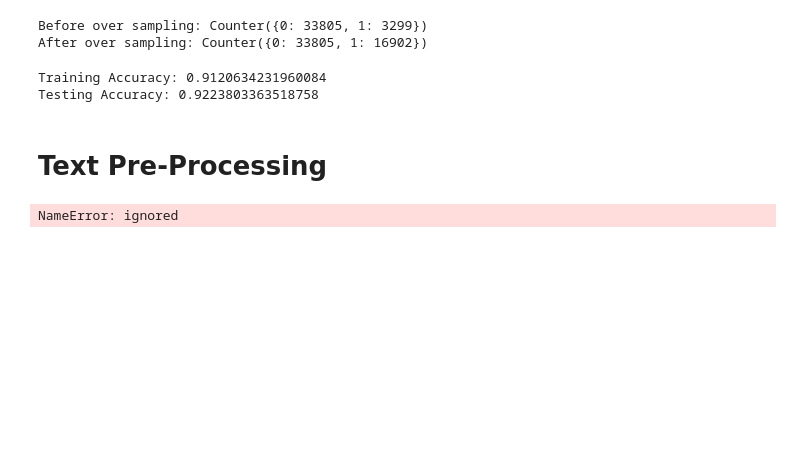
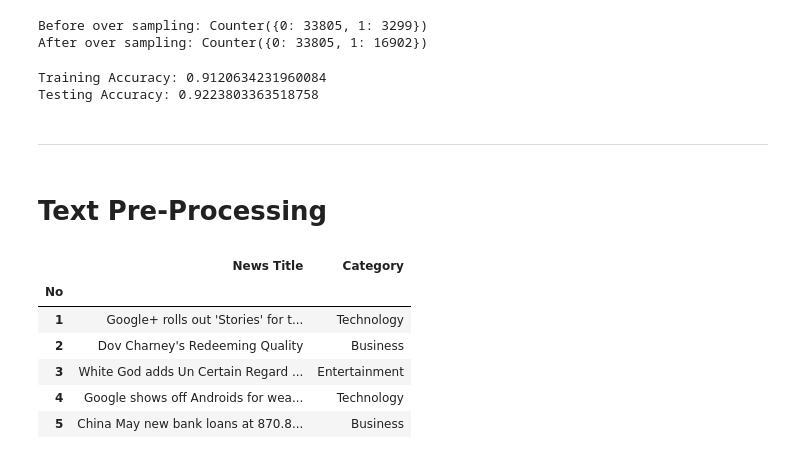
Before and after one commit to frfusch21/Data-Science-Modul, a Jupyter notebook: Data_Pre_Processing_II.ipynb, the cells around one changed output. Drawn from its saved outputs; the diff is of its cells as text; code cells hidden in the pictures; blank space fills up the shorter version.

```diff
--- a/Data_Pre_Processing_II.ipynb
+++ b/Data_Pre_Processing_II.ipynb
@@ -163,11 +192,21 @@ modelling(X_train_smote, y_train_smote, X_test, y_test)
 # %% [output]
 Training Accuracy: 0.9120634231960084
 Testing Accuracy: 0.9223803363518758
+# %% [markdown]
+
+
+---
 # %% [markdown]
 # **Text Pre-Processing**
-# %%
-# news dataset
-news_data = pd.read_excel("/content/drive/MyDrive/Data Ari Gmail/Data_Ari/Data_Science/Digital Skola/Indonesia Version/Data Preprocessing II/News Title.xls", sheet_name='Data Train')
-news_data.head()
-# %% [output]
-NameError: ignored
+# %%
+# news dataset
+news_data = pd.read_csv("https://raw.githubusercontent.com/frfusch21/Data-Science-Modul/master/Datasets/News%20Title.csv",sep=";",header=0,index_col=0)
+news_data.head()
+# %% [output]
+|  | News Title | Category |
+| No |  |  |
+| 1 | Google+ rolls out 'Stories' for t... | Technology |
+| 2 | Dov Charney's Redeeming Quality | Business |
+| 3 | White God adds Un Certain Regard ... | Entertainment |
+| 4 | Google shows off Androids for wea... | Technology |
+| 5 | China May new bank loans at 870.8... | Business |
```
Also changed, not shown: parts of 35 cells of this notebook.
